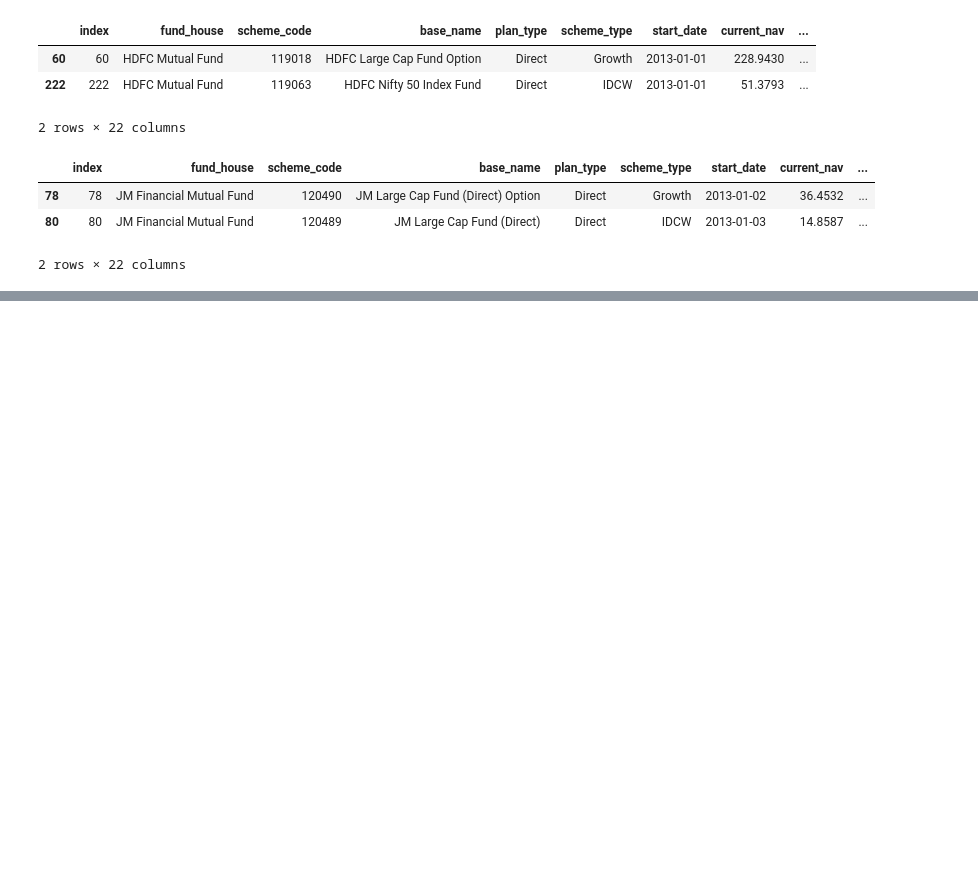
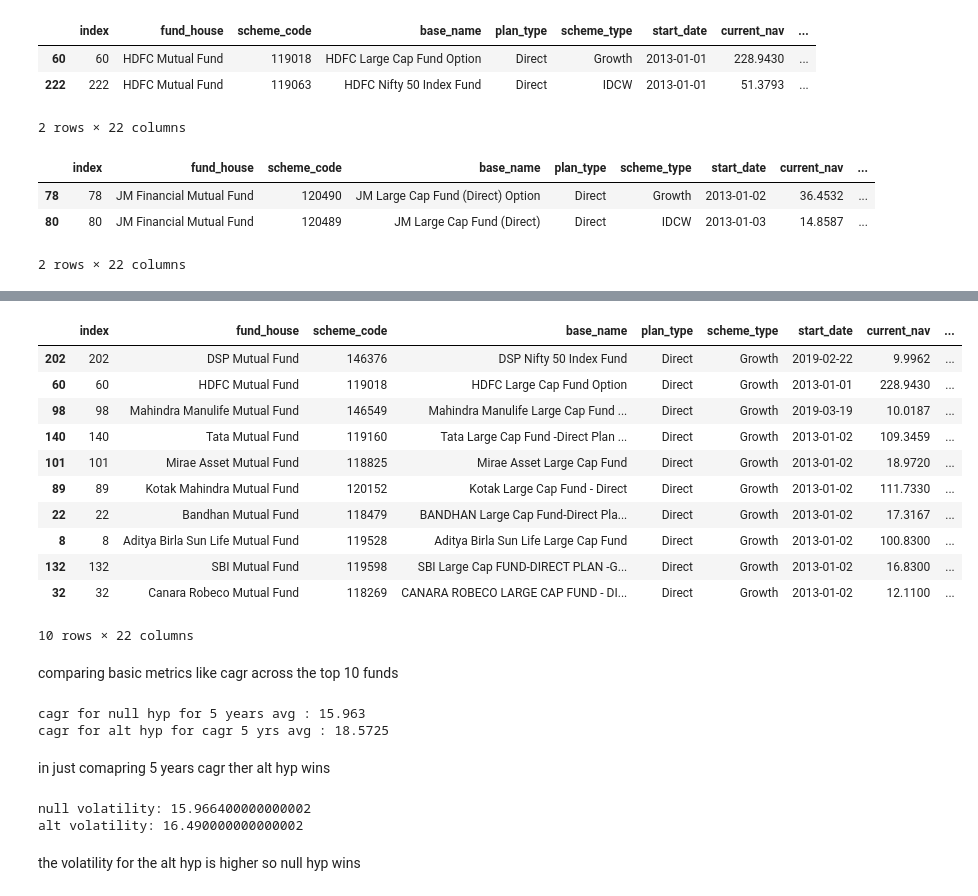
Before and after one commit to Arjun76692/Mutual-Fund-Risk-Adjusted-Performance-Analyzer-, a Jupyter notebook: Analysis.ipynb, the cells around one changed output, grey strips where cells are left out. Drawn from its saved outputs; the diff is of its cells as text; code cells hidden in the pictures; blank space fills up the shorter version.

```diff
--- a/Analysis.ipynb
+++ b/Analysis.ipynb
@@ -172,0 +238,37 @@ balaned_funds[(balaned_funds['down_flag']=='Downside protected')&(balaned_funds[
+# %%
+null=df[(df['plan_type']=='Direct')&(df['scheme_type'] == 'Growth') &
+    (df['investment_category'] == 'balanced') &
+    df['sharpe_ratio'] > 0.4]
+null=null.nlargest(10,'volatility')
+null
+# %% [output]
+|  | index | fund_house | scheme_code | base_name | plan_type | scheme_type | start_date | current_nav | ... |
+| 202 | 202 | DSP Mutual Fund | 146376 | DSP Nifty 50 Index Fund | Direct | Growth | 2019-02-22 | 9.9962 | ... |
+| 60 | 60 | HDFC Mutual Fund | 119018 | HDFC Large Cap Fund Option | Direct | Growth | 2013-01-01 | 228.9430 | ... |
+| 98 | 98 | Mahindra Manulife Mutual Fund | 146549 | Mahindra Manulife Large Cap Fund ... | Direct | Growth | 2019-03-19 | 10.0187 | ... |
+| 140 | 140 | Tata Mutual Fund | 119160 | Tata Large Cap Fund -Direct Plan ... | Direct | Growth | 2013-01-02 | 109.3459 | ... |
+| 101 | 101 | Mirae Asset Mutual Fund | 118825 | Mirae Asset Large Cap Fund | Direct | Growth | 2013-01-02 | 18.9720 | ... |
+| 89 | 89 | Kotak Mahindra Mutual Fund | 120152 | Kotak Large Cap Fund - Direct | Direct | Growth | 2013-01-02 | 111.7330 | ... |
+| 22 | 22 | Bandhan Mutual Fund | 118479 | BANDHAN Large Cap Fund-Direct Pla... | Direct | Growth | 2013-01-02 | 17.3167 | ... |
+| 8 | 8 | Aditya Birla Sun Life Mutual Fund | 119528 | Aditya Birla Sun Life Large Cap Fund | Direct | Growth | 2013-01-02 | 100.8300 | ... |
+| 132 | 132 | SBI Mutual Fund | 119598 | SBI Large Cap FUND-DIRECT PLAN -G... | Direct | Growth | 2013-01-02 | 16.8300 | ... |
+| 32 | 32 | Canara Robeco Mutual Fund | 118269 | CANARA ROBECO LARGE CAP FUND - DI... | Direct | Growth | 2013-01-02 | 12.1100 | ... |
+10 rows × 22 columns
+# %% [markdown]
+comparing basic metrics like cagr across the top 10 funds
+# %%
+print("cagr for null hyp for 5 years avg :",null.cagr_5yrs.mean())
+print("cagr for alt hyp for cagr 5 yrs avg :",alt.cagr_5yrs.mean())
+# %% [output]
+cagr for null hyp for 5 years avg : 15.963
+cagr for alt hyp for cagr 5 yrs avg : 18.5725
+# %% [markdown]
+in just comapring 5 years cagr ther alt hyp wins
+# %%
+print("null volatility:",null.volatility.mean())
+print("alt volatility:",alt.volatility.mean())
+# %% [output]
+null volatility: 15.966400000000002
+alt volatility: 16.490000000000002
+# %% [markdown]
+the volatility for the alt hyp is higher so null hyp wins
```
Also changed, not shown: parts of 23 cells of this notebook, 3 other files.
